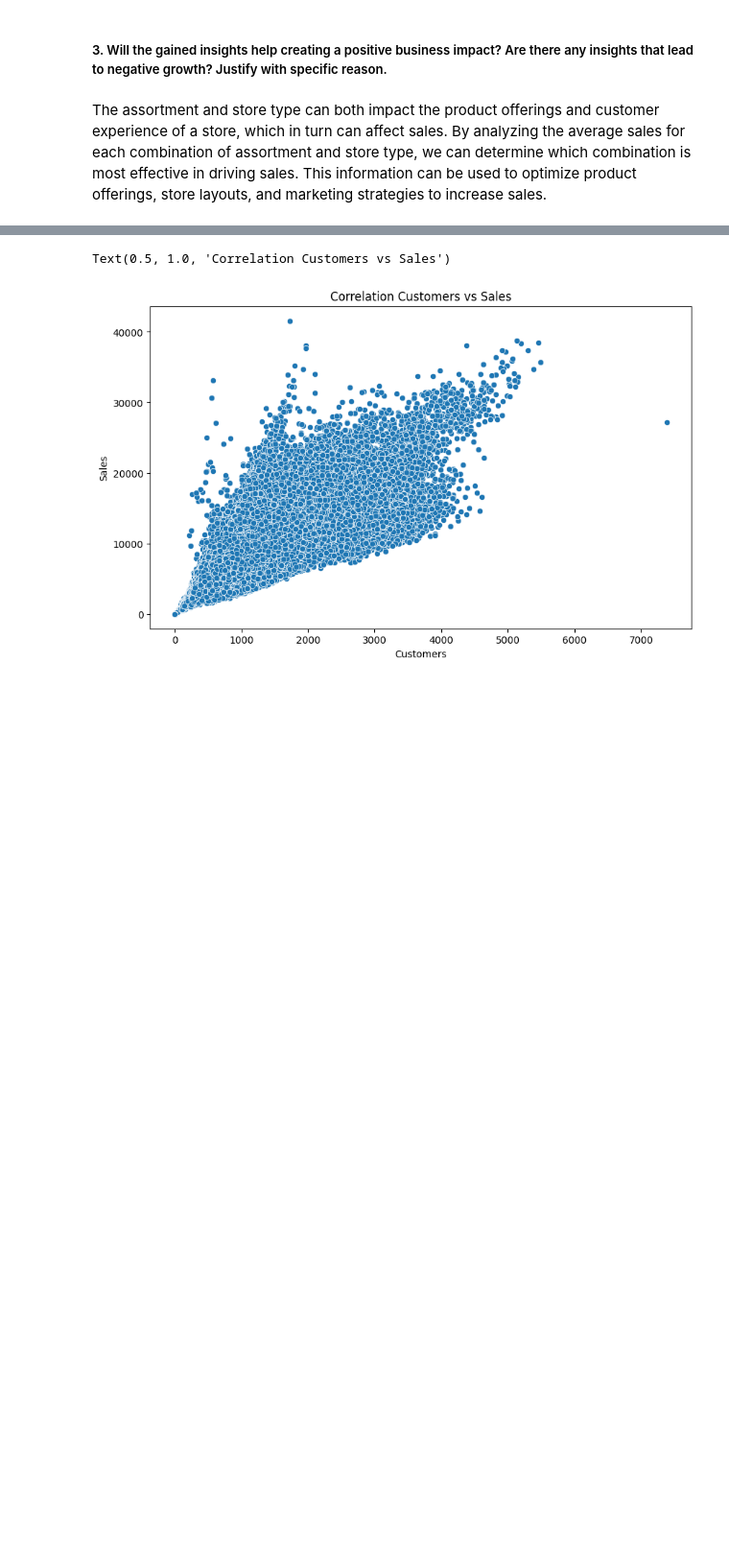
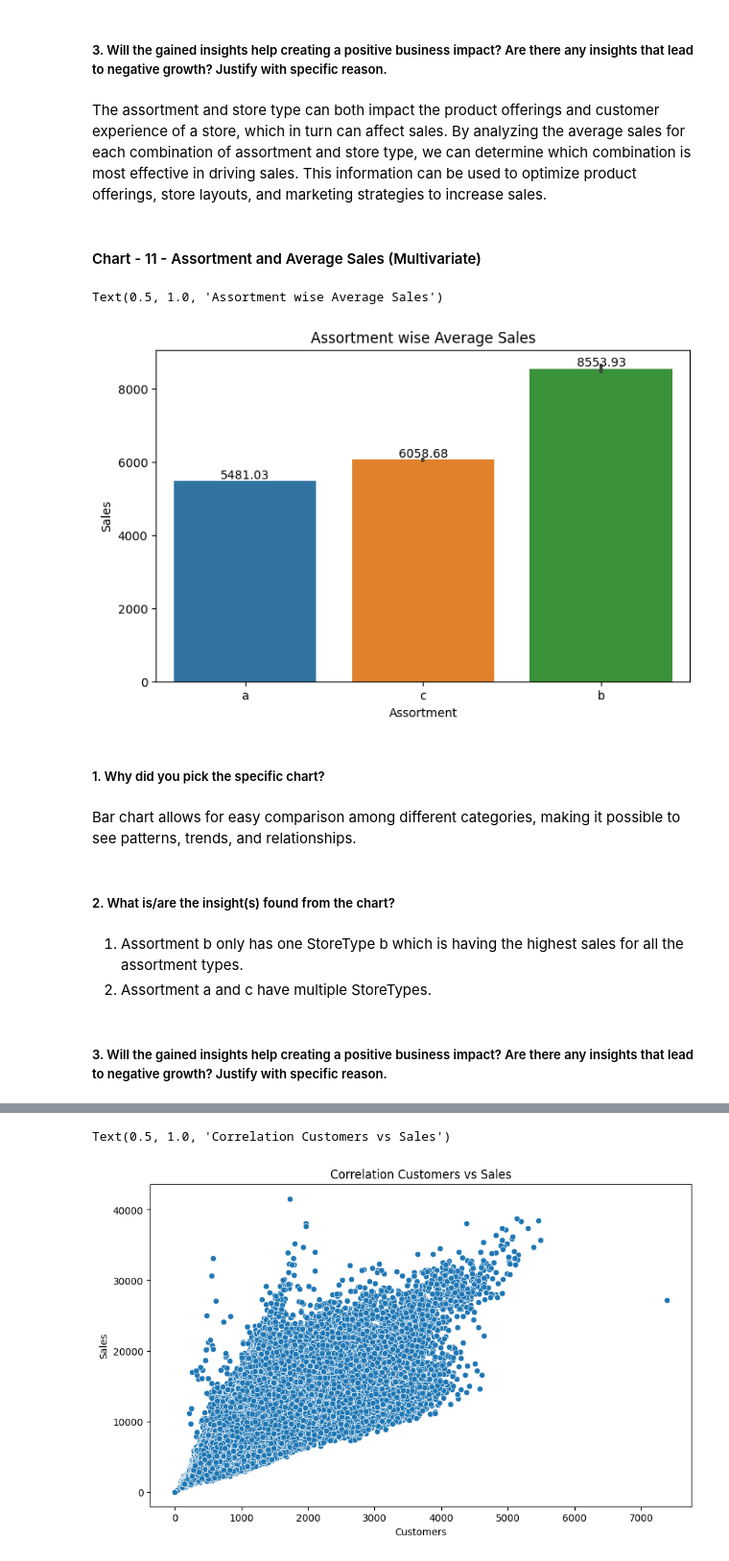
Before and after one commit to dhar9571/Retail-Sales-Prediction-ML-Regression, a Jupyter notebook: Capstone_Project_Retail_Sales_Prediction_ML_Regression.ipynb, the cells around one changed output, grey strips where cells are left out. Shown at 96% size. Cells and saved outputs as stored; diff of their text form; code cells hidden in the pictures; blank space fills up the shorter version.

```diff
--- a/Capstone_Project_Retail_Sales_Prediction_ML_Regression.ipynb
+++ b/Capstone_Project_Retail_Sales_Prediction_ML_Regression.ipynb
@@ -724,3 +718,36 @@ Bar chart allows for easy comparison among different categories, making it possi
 ##### 3. Will the gained insights help creating a positive business impact? Are there any insights that lead to negative growth? Justify with specific reason.
 # %% [markdown]
 The assortment and store type can both impact the product offerings and customer experience of a store, which in turn can affect sales. By analyzing the average sales for each combination of assortment and store type, we can determine which combination is most effective in driving sales. This information can be used to optimize product offerings, store layouts, and marketing strategies to increase sales.
+# %% [markdown]
+#### Chart - 11 - Assortment and Average Sales (Multivariate)
+# %%
+# Chart - 11 visualization code
+
+# Setting plot size
+
+plt.figure(figsize=(8,5))
+
+# Plotting
+
+ass = sns.barplot(x=df["Assortment"],y=df["Sales"])
+
+for item in ass.containers:
+  ass.bar_label(item)
+
+# Setting title
+
+plt.title("Assortment wise Average Sales")
+# %% [output]
+Text(0.5, 1.0, 'Assortment wise Average Sales')
+[figure, added]
+# %% [markdown]
+##### 1. Why did you pick the specific chart?
+# %% [markdown]
+Bar chart allows for easy comparison among different categories, making it possible to see patterns, trends, and relationships.
+# %% [markdown]
+##### 2. What is/are the insight(s) found from the chart?
+# %% [markdown]
+1. Assortment b only has one StoreType b which is having the highest sales for all the assortment types.
+2. Assortment a and c have multiple StoreTypes.
+# %% [markdown]
+##### 3. Will the gained insights help creating a positive business impact? Are there any insights that lead to negative growth? Justify with specific reason.
```
Also changed, not shown: parts of 40 cells of this notebook.
